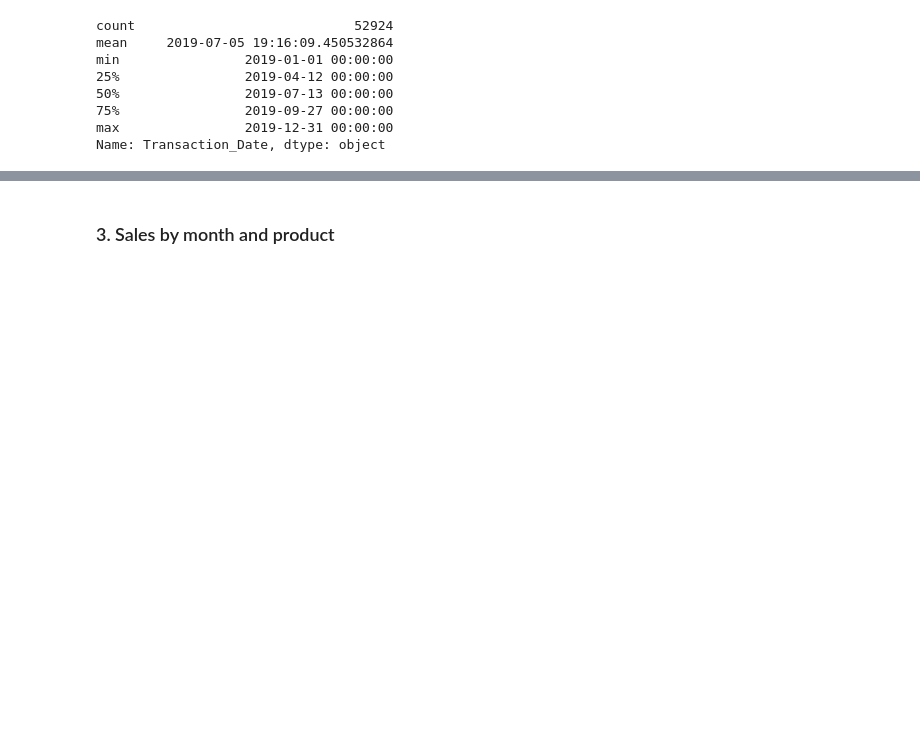
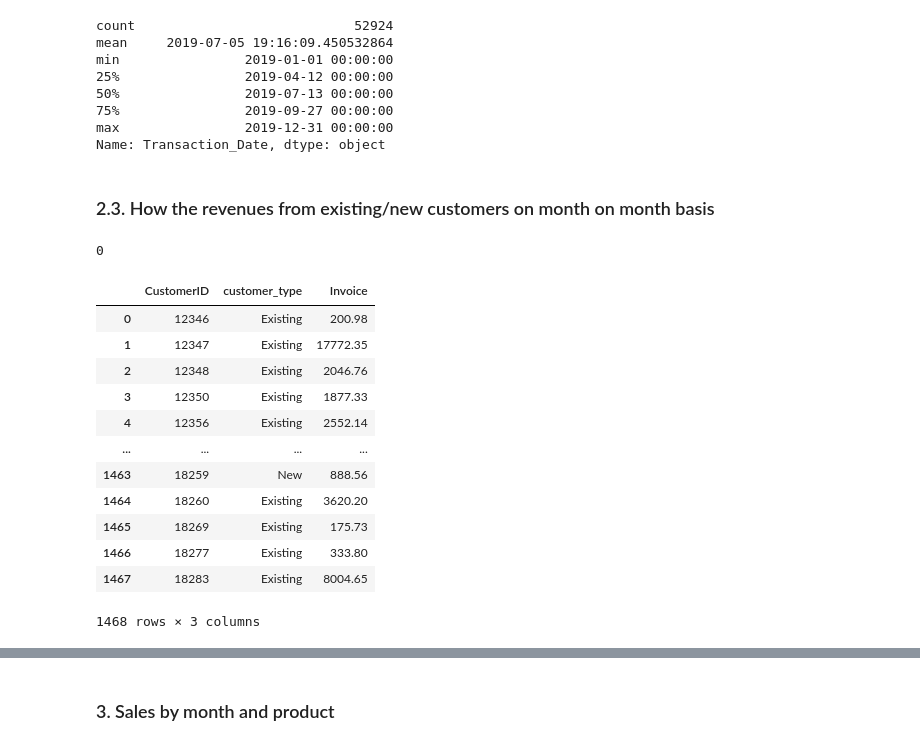
Before and after one commit to mateusengq/MKT-INSIGHTS-ECOMMERCE, a Jupyter notebook: NOTEBOOK/EDA.ipynb, the cells around one changed output, grey strips where cells are left out. Cells and saved outputs as stored; diff of their text form; code cells hidden in the pictures; blank space fills up the shorter version.

```diff
--- a/NOTEBOOK/EDA.ipynb
+++ b/NOTEBOOK/EDA.ipynb
@@ -477,3 +479,33 @@ min                2019-01-01 00:00:00
 75%                2019-09-27 00:00:00
 max                2019-12-31 00:00:00
 Name: Transaction_Date, dtype: object
+# %% [markdown]
+### 2.3. How the revenues from existing/new customers on month on month basis
+# %%
+data_tmp = pd.read_csv('DATA/base_main.csv')
+
+# Checking of there ir any duplicated record for CustomerID
+CustomerData['CustomerID'].duplicated().sum()
+# %% [output]
+0
+# %%
+# Labeling the customers - new and existing
+data_tmp['customer_type'] = data_tmp.apply(lambda row: 'New' if row['Tenure_Months'] <= 12 else 'Existing', axis = 1)
+
+# Calculating the Invoice Total for each client
+retention_df = data_tmp.groupby(['CustomerID', 'customer_type'])['Invoice'].sum().reset_index()
+retention_df
+# %% [output]
+|  | CustomerID | customer_type | Invoice |
+| 0 | 12346 | Existing | 200.98 |
+| 1 | 12347 | Existing | 17772.35 |
+| 2 | 12348 | Existing | 2046.76 |
+| 3 | 12350 | Existing | 1877.33 |
+| 4 | 12356 | Existing | 2552.14 |
+| ... | ... | ... | ... |
+| 1463 | 18259 | New | 888.56 |
+| 1464 | 18260 | Existing | 3620.20 |
+| 1465 | 18269 | Existing | 175.73 |
+| 1466 | 18277 | Existing | 333.80 |
+| 1467 | 18283 | Existing | 8004.65 |
+1468 rows × 3 columns
```
Also changed, not shown: parts of 5 cells of this notebook, 7 other files.
